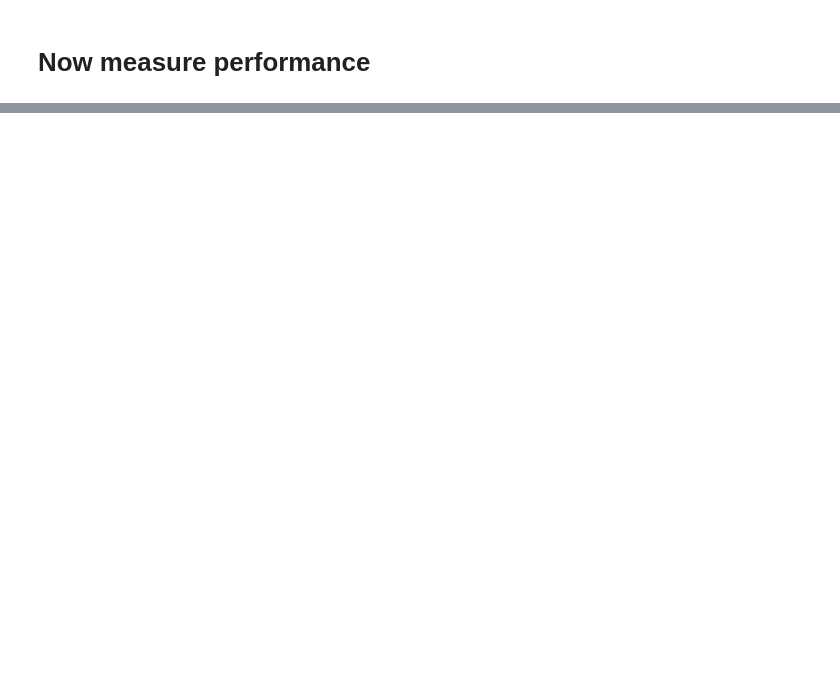
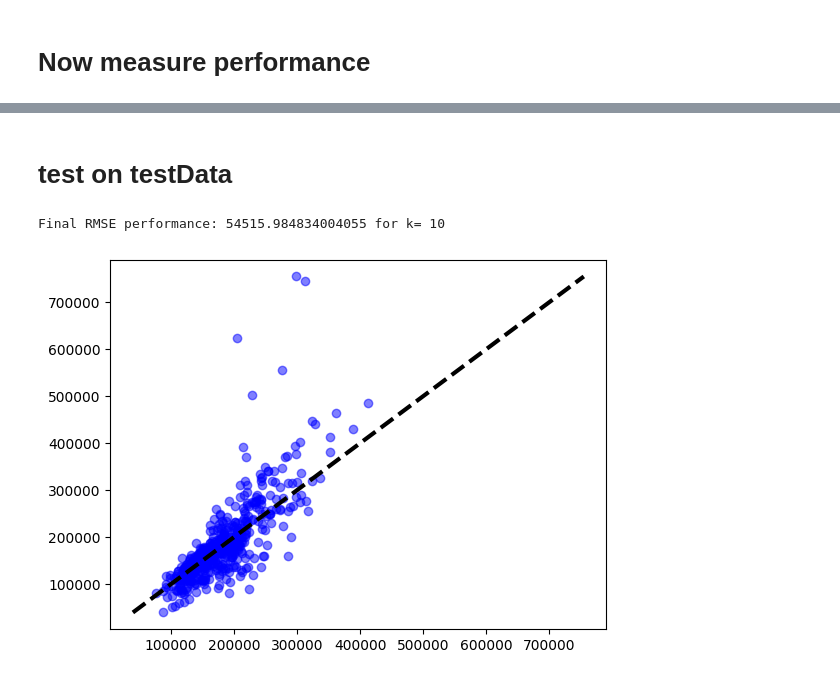
Before and after one commit to Simon946/Machine-Learning-group-36, a Jupyter notebook: simon_notebook_knn.ipynb, the cells around one changed output, grey strips where cells are left out. Drawn from its saved outputs; the diff is of its cells as text; code cells hidden in the pictures; blank space fills up the shorter version.

```diff
--- a/simon_notebook_knn.ipynb
+++ b/simon_notebook_knn.ipynb
@@ -48,5 +48,24 @@ for column in numericalFeatures:
 
 #convert categorical data to numerical
 selectedData = pd.get_dummies(selectedData)
-#scale the data
+
+
+
+from sklearn.model_selection import train_test_split
+from sklearn.utils import resample
+from sklearn.utils import shuffle
+finalTrainingData, testData = train_test_split(selectedData, test_size=500)
+
+trainingData, validationData = train_test_split(finalTrainingData, test_size=300)
+
+print("usable length: ", len(selectedData))
+
+validationTarget = validationData[targetFeature]
+validationData = validationData.drop(targetFeature, axis=1)
+
+trainingTarget = trainingData[targetFeature]
+trainingData = trainingData.drop(targetFeature, axis=1)
+
+testTarget = testData[targetFeature]
+testData = testData.drop(targetFeature, axis=1)
 # %% [output]
@@ -116,0 +130,14 @@ RMSE 68643.1509823351 k: 256
+# %% [markdown]
+# test on testData
+# %%
+KNNregressor = KNeighborsRegressor(n_neighbors=bestK)
+
+KNNregressor.fit(finalTrainingData.drop(targetFeature, axis=1), finalTrainingData[targetFeature])
+predictions = KNNregressor.predict(testData)
+plt.plot(predictions, testTarget, 'bo', alpha=0.5)
+plt.plot([testTarget.min(), testTarget.max()], [testTarget.min(), testTarget.max()], 'k--', lw=3)  # Diagonal line
+RMSE = root_mean_squared_error(predictions, testTarget)
+print("Final RMSE performance:", RMSE, "for k=", bestK)
+# %% [output]
+Final RMSE performance: 54515.984834004055 for k= 10
+[figure, added]
```
Also changed, not shown: parts of 4 cells of this notebook.
